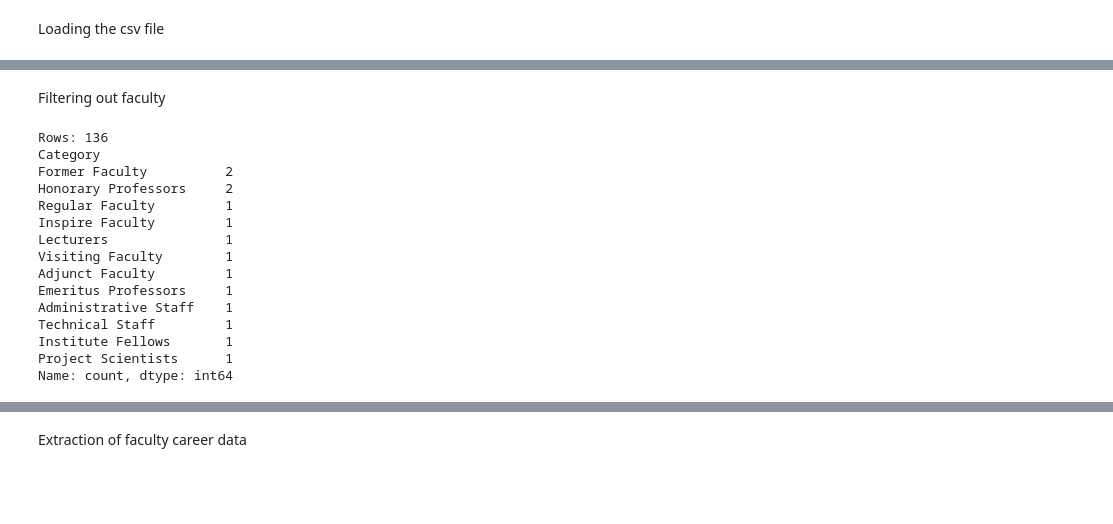
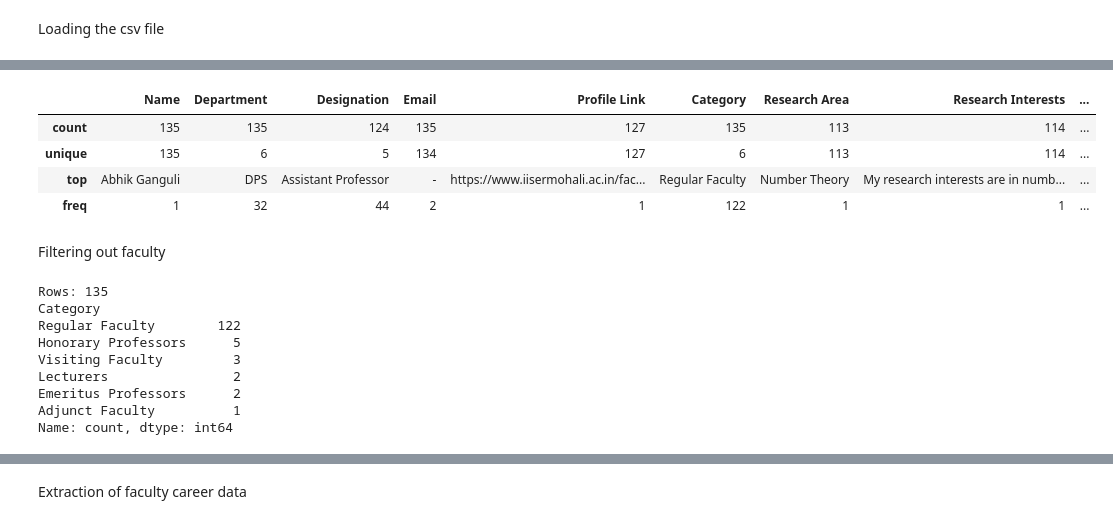
Before and after one commit to Shashvitaratra/IDC409-Project-4-Web-Scraping-II-Faculty-Profiles, a Jupyter notebook: Cleaning.ipynb, the cells around one changed output, grey strips where cells are left out. Drawn from its saved outputs; the diff is of its cells as text; code cells hidden in the pictures; blank space fills up the shorter version.

```diff
--- a/Cleaning.ipynb
+++ b/Cleaning.ipynb
@@ -22,25 +22,27 @@ df.head()
+# %%
+df_clean.describe()
+# %% [output]
+|  | Name | Department | Designation | Email | Profile Link | Category | Research Area | Research Interests | ... |
+| count | 135 | 135 | 124 | 135 | 127 | 135 | 113 | 114 | ... |
+| unique | 135 | 6 | 5 | 134 | 127 | 6 | 113 | 114 | ... |
+| top | Abhik Ganguli | DPS | Assistant Professor | - | https://www.iisermohali.ac.in/fac... | Regular Faculty | Number Theory | My research interests are in numb... | ... |
+| freq | 1 | 32 | 44 | 2 | 1 | 122 | 1 | 1 | ... |
 # %% [markdown]
 Filtering out faculty
 # %%
-df_clean = pd.read_csv("iisermohali_faculty_complete_raw_Copy.csv")
+df_clean = pd.read_csv("iisermohali_faculty_raw_final_Copy.csv")
 
 print("Rows:", len(df_clean))
 print(df_clean["Category"].value_counts())
 # %% [output]
-Rows: 136
+Rows: 135
 Category
-Former Faculty          2
-Honorary Professors     2
-Regular Faculty         1
-Inspire Faculty         1
-Lecturers               1
-Visiting Faculty        1
-Adjunct Faculty         1
-Emeritus Professors     1
-Administrative Staff    1
-Technical Staff         1
-Institute Fellows       1
-Project Scientists      1
+Regular Faculty        122
+Honorary Professors      5
+Visiting Faculty         3
+Lecturers                2
+Emeritus Professors      2
+Adjunct Faculty          1
 Name: count, dtype: int64
 # %%
 df_clean["Department"].value_counts()
```
Also changed, not shown: parts of 22 cells of this notebook, 16 other files.
